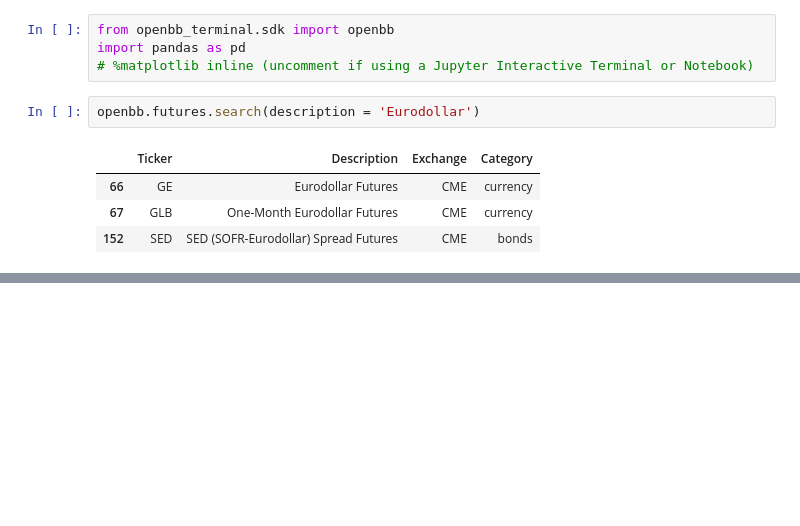
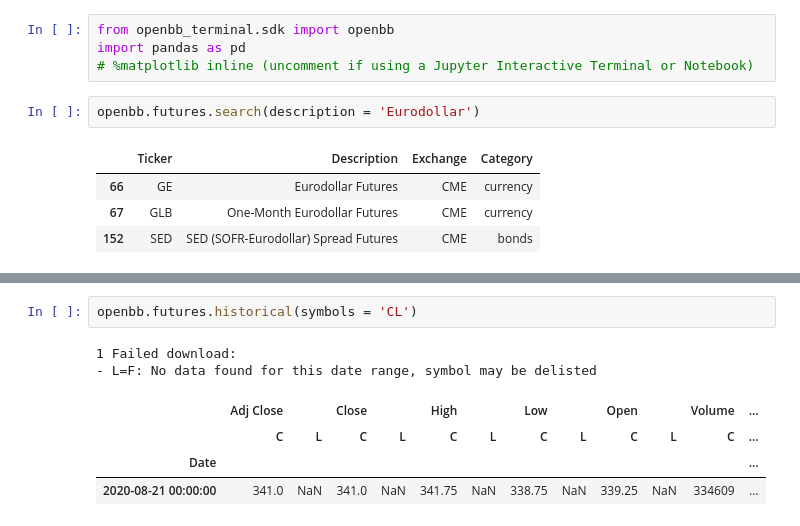
Before and after one commit to dMLTquant/openbb_sdk_exporation, a Jupyter notebook: obb_02-08_modules_futures.ipynb, the cells around one changed output, grey strips where cells are left out. Drawn from its saved outputs; the diff is of its cells as text; blank space fills up the shorter version.

Commit message:
finished modules futures

```diff
--- a/obb_02-08_modules_futures.ipynb
+++ b/obb_02-08_modules_futures.ipynb
@@ -40,0 +41,9 @@ openbb.futures.curve_chart(symbol = 'GE')
+# %%
+openbb.futures.historical(symbols = 'CL')
+# %% [output]
+1 Failed download:
+- L=F: No data found for this date range, symbol may be delisted
+|  | Adj Close |  | Close |  | High |  | Low |  | Open |  | Volume | ... |
+|  | C | L | C | L | C | L | C | L | C | L | C | ... |
+| Date |  |  |  |  |  |  |  |  |  |  |  | ... |
+| 2020-08-21 00:00:00 | 341.0 | NaN | 341.0 | NaN | 341.75 | NaN | 338.75 | NaN | 339.25 | NaN | 334609 | ... |
```
Also changed, not shown: parts of 2 cells of this notebook.
